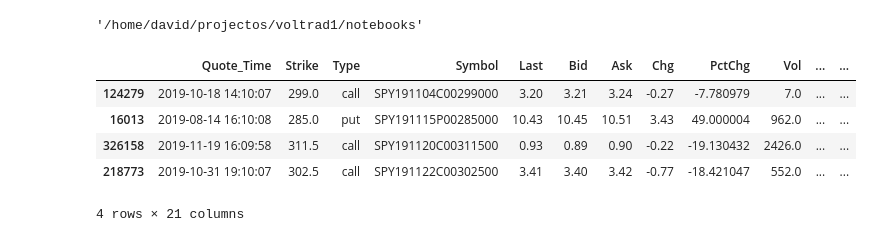
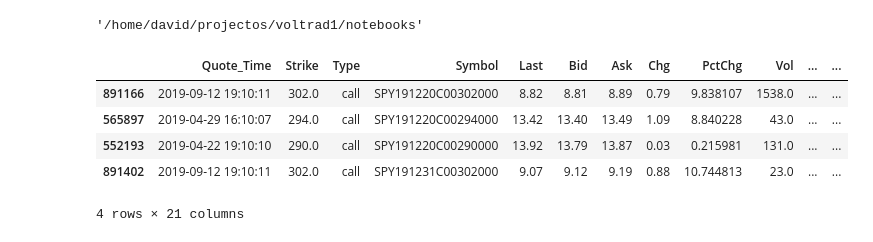
Before and after one commit to OZ-T/voltrad1, a Jupyter notebook: notebooks/Analytics.ipynb, the cells around one changed output. Cells and saved outputs as stored; diff of their text form; code cells hidden in the pictures.

```diff
--- a/notebooks/Analytics.ipynb
+++ b/notebooks/Analytics.ipynb
@@ -12,17 +13,17 @@ import numpy as np
 # %%
 import persist.sqlite_methods as pp
 
-df= pp.get_yahoo_option_dataframe("SPY", "2019-11", "", "")
+df= pp.get_yahoo_option_dataframe("SPY", "2019-12", "", "")
 df.columns
 df[df["Strike"]==206]
 subset_df=df.iloc[(df['Strike'] - df['Underlying_Price']).abs().argsort()[:4]]
 subset_df
 # %% [output]
 |  | Quote_Time | Strike | Type | Symbol | Last | Bid | Ask | Chg | PctChg | Vol | ... | ... |
-| 124279 | 2019-10-18 14:10:07 | 299.0 | call | SPY191104C00299000 | 3.20 | 3.21 | 3.24 | -0.27 | -7.780979 | 7.0 | ... | ... |
-| 16013 | 2019-08-14 16:10:08 | 285.0 | put | SPY191115P00285000 | 10.43 | 10.45 | 10.51 | 3.43 | 49.000004 | 962.0 | ... | ... |
-| 326158 | 2019-11-19 16:09:58 | 311.5 | call | SPY191120C00311500 | 0.93 | 0.89 | 0.90 | -0.22 | -19.130432 | 2426.0 | ... | ... |
-| 218773 | 2019-10-31 19:10:07 | 302.5 | call | SPY191122C00302500 | 3.41 | 3.40 | 3.42 | -0.77 | -18.421047 | 552.0 | ... | ... |
+| 891166 | 2019-09-12 19:10:11 | 302.0 | call | SPY191220C00302000 | 8.82 | 8.81 | 8.89 | 0.79 | 9.838107 | 1538.0 | ... | ... |
+| 565897 | 2019-04-29 16:10:07 | 294.0 | call | SPY191220C00294000 | 13.42 | 13.40 | 13.49 | 1.09 | 8.840228 | 43.0 | ... | ... |
+| 552193 | 2019-04-22 19:10:10 | 290.0 | call | SPY191220C00290000 | 13.92 | 13.79 | 13.87 | 0.03 | 0.215981 | 131.0 | ... | ... |
+| 891402 | 2019-09-12 19:10:11 | 302.0 | call | SPY191231C00302000 | 9.07 | 9.12 | 9.19 | 0.88 | 10.744813 | 23.0 | ... | ... |
 4 rows × 21 columns
 # %%
 df.shape
```
Also changed, not shown: parts of 4 cells of this notebook.
